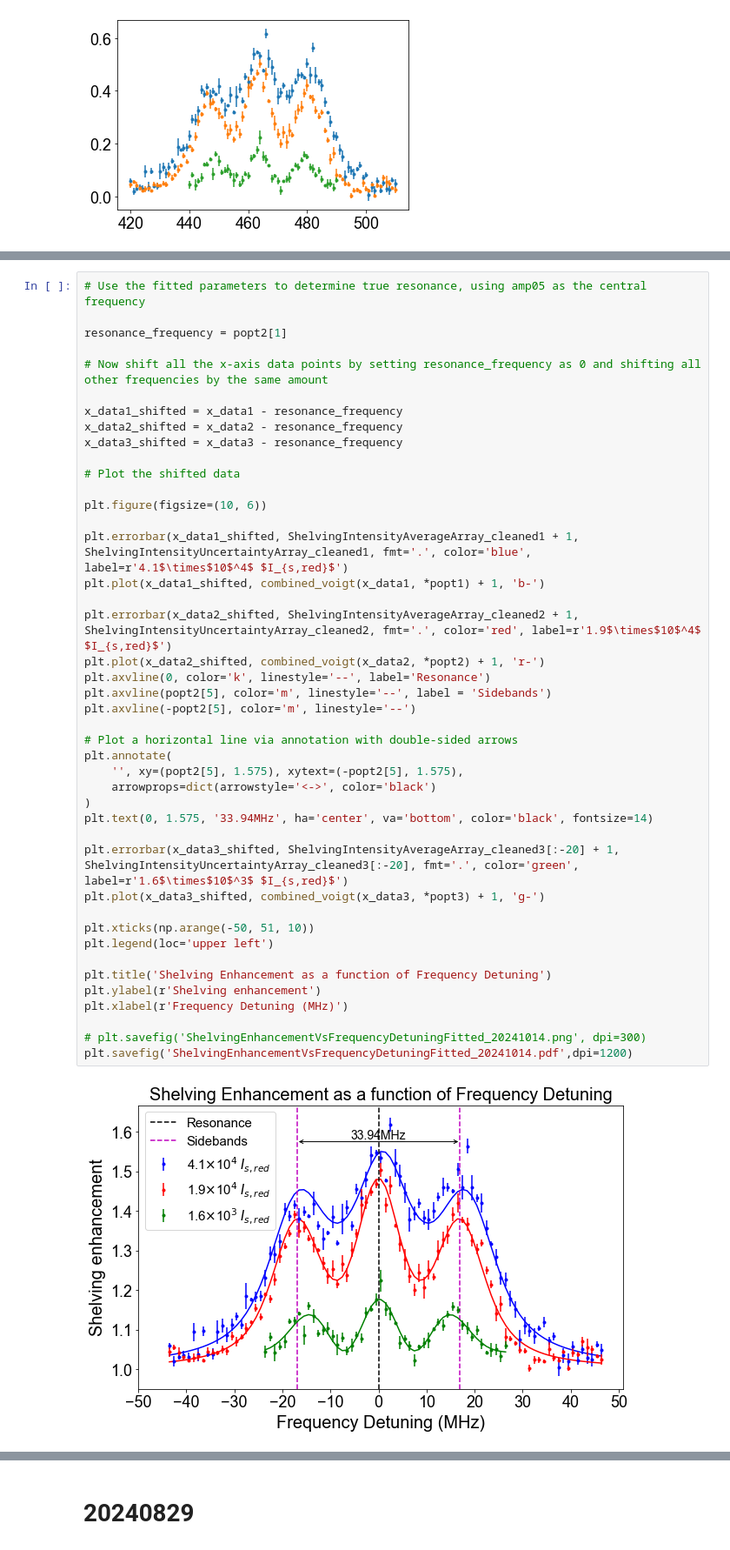
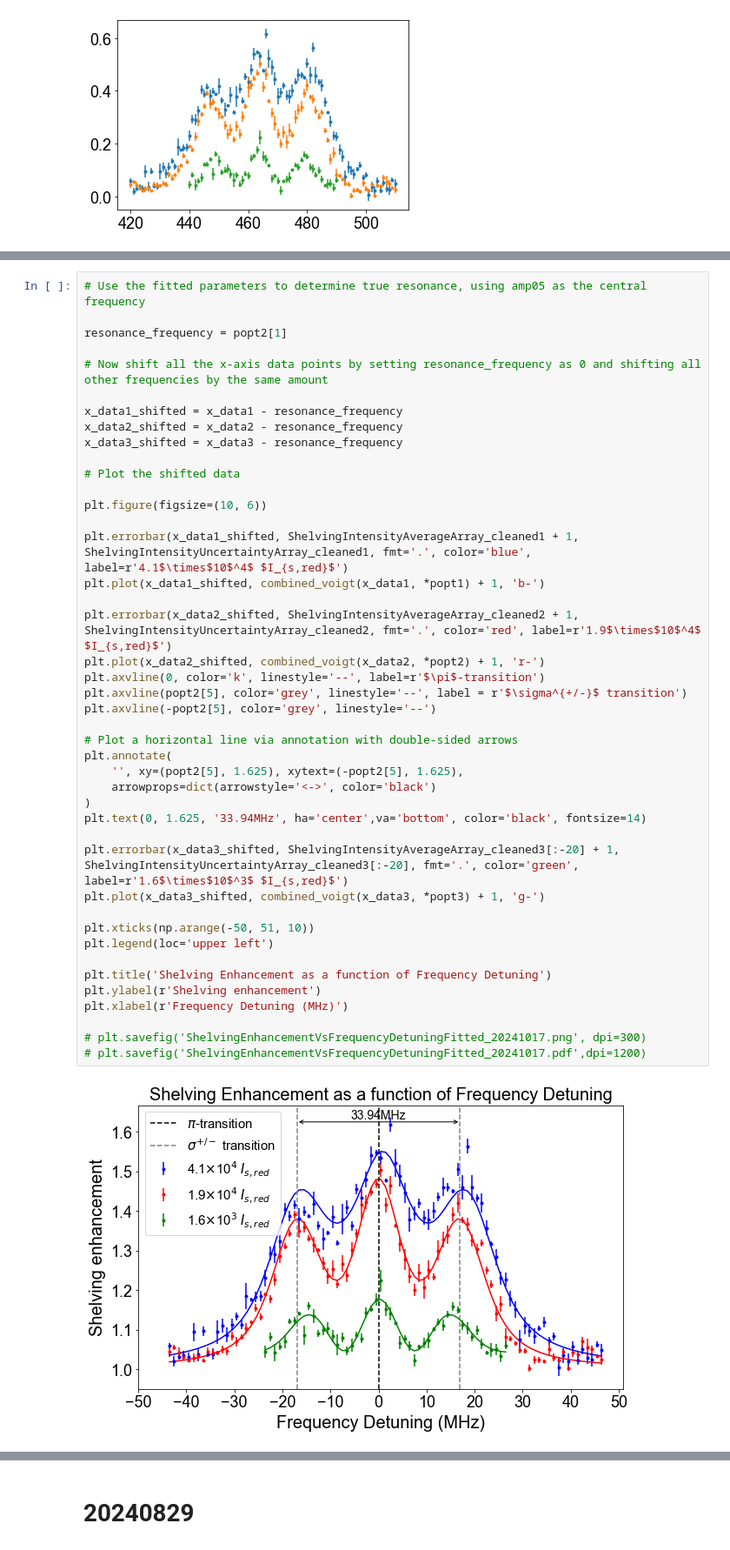
Before and after one commit to hsuchungchuan/Projects, a Jupyter notebook: Red MOT Shelving Data Analysis 20240902/FullDataAnalysisShelvingForDifferentBeamPowers.ipynb, the cells around one changed output, grey strips where cells are left out. Shown at 87% size. Drawn from its saved outputs; the diff is of its cells as text.

```diff
--- a/Red MOT Shelving Data Analysis 20240902/FullDataAnalysisShelvingForDifferentBeamPowers.ipynb
+++ b/Red MOT Shelving Data Analysis 20240902/FullDataAnalysisShelvingForDifferentBeamPowers.ipynb
@@ -369,38 +375,38 @@ resonance_frequency = popt2[1]
 x_data1_shifted = x_data1 - resonance_frequency
 x_data2_shifted = x_data2 - resonance_frequency
 x_data3_shifted = x_data3 - resonance_frequency
 
 # Plot the shifted data
 
 plt.figure(figsize=(10, 6))
 
 plt.errorbar(x_data1_shifted, ShelvingIntensityAverageArray_cleaned1 + 1, ShelvingIntensityUncertaintyArray_cleaned1, fmt='.', color='blue', label=r'4.1$\times$10$^4$ $I_{s,red}$')
 plt.plot(x_data1_shifted, combined_voigt(x_data1, *popt1) + 1, 'b-')
 
 plt.errorbar(x_data2_shifted, ShelvingIntensityAverageArray_cleaned2 + 1, ShelvingIntensityUncertaintyArray_cleaned2, fmt='.', color='red', label=r'1.9$\times$10$^4$ $I_{s,red}$')
 plt.plot(x_data2_shifted, combined_voigt(x_data2, *popt2) + 1, 'r-')
-plt.axvline(0, color='k', linestyle='--', label='Resonance')
-plt.axvline(popt2[5], color='m', linestyle='--', label = 'Sidebands')
-plt.axvline(-popt2[5], color='m', linestyle='--')
+plt.axvline(0, color='k', linestyle='--', label=r'$\pi$-transition')
+plt.axvline(popt2[5], color='grey', linestyle='--', label = r'$\sigma^{+/-}$ transition')
+plt.axvline(-popt2[5], color='grey', linestyle='--')
 
 # Plot a horizontal line via annotation with double-sided arrows
 plt.annotate(
-    '', xy=(popt2[5], 1.575), xytext=(-popt2[5], 1.575),
+    '', xy=(popt2[5], 1.625), xytext=(-popt2[5], 1.625),
     arrowprops=dict(arrowstyle='<->', color='black')
 )
-plt.text(0, 1.575, '33.94MHz', ha='center', va='bottom', color='black', fontsize=14)
+plt.text(0, 1.625, '33.94MHz', ha='center',va='bottom', color='black', fontsize=14)
 
 plt.errorbar(x_data3_shifted, ShelvingIntensityAverageArray_cleaned3[:-20] + 1, ShelvingIntensityUncertaintyArray_cleaned3[:-20], fmt='.', color='green', label=r'1.6$\times$10$^3$ $I_{s,red}$')
 plt.plot(x_data3_shifted, combined_voigt(x_data3, *popt3) + 1, 'g-')
 
 plt.xticks(np.arange(-50, 51, 10))
 plt.legend(loc='upper left')
 
 plt.title('Shelving Enhancement as a function of Frequency Detuning')
 plt.ylabel(r'Shelving enhancement')
 plt.xlabel(r'Frequency Detuning (MHz)')
 
-# plt.savefig('ShelvingEnhancementVsFrequencyDetuningFitted_20241014.png', dpi=300)
-plt.savefig('ShelvingEnhancementVsFrequencyDetuningFitted_20241014.pdf',dpi=1200)
+# plt.savefig('ShelvingEnhancementVsFrequencyDetuningFitted_20241017.png', dpi=300)
+# plt.savefig('ShelvingEnhancementVsFrequencyDetuningFitted_20241017.pdf',dpi=1200)
 # %% [output]
-[figure, old version]
+[figure, new version]
```
Also changed, not shown: parts of 5 cells of this notebook, 2 other files.
